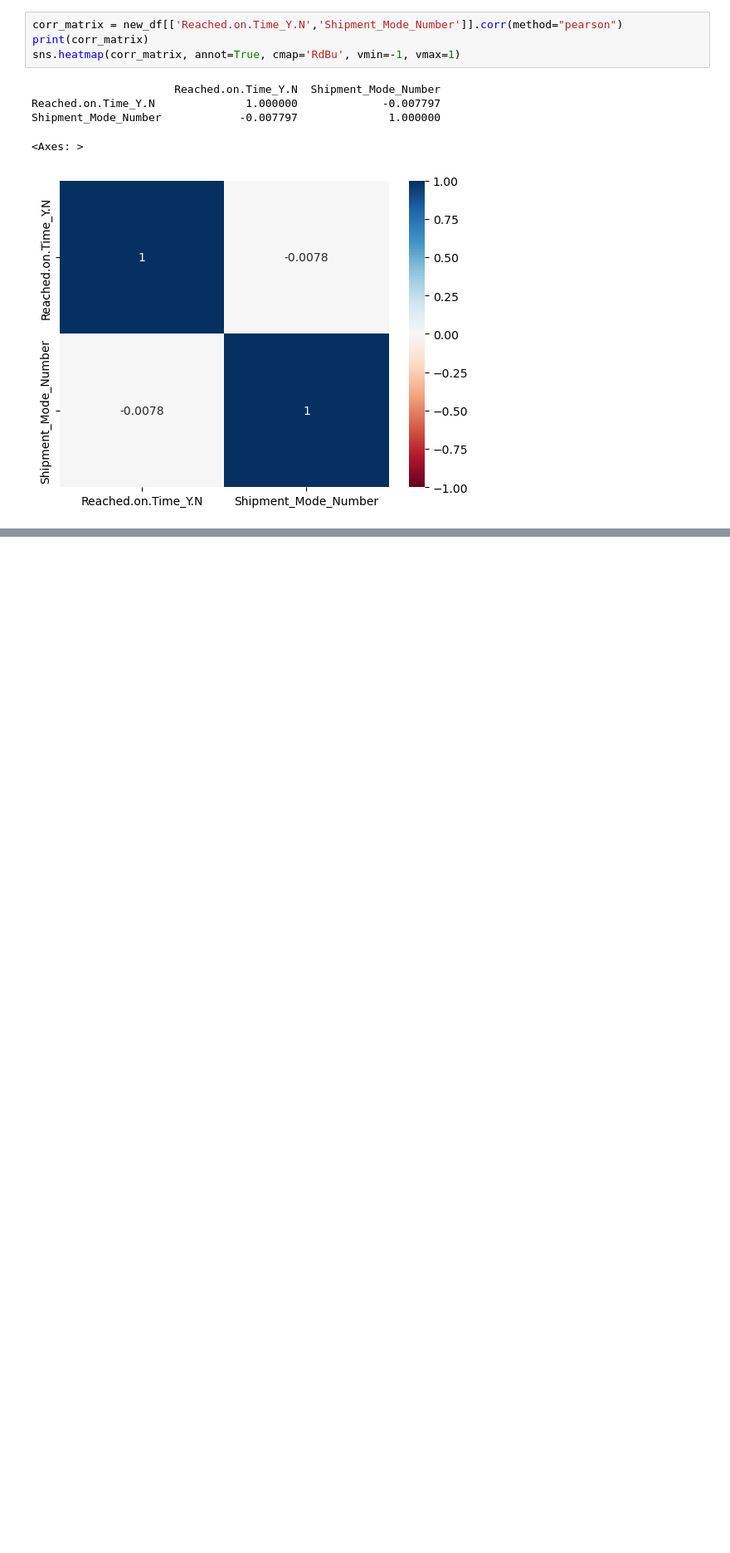
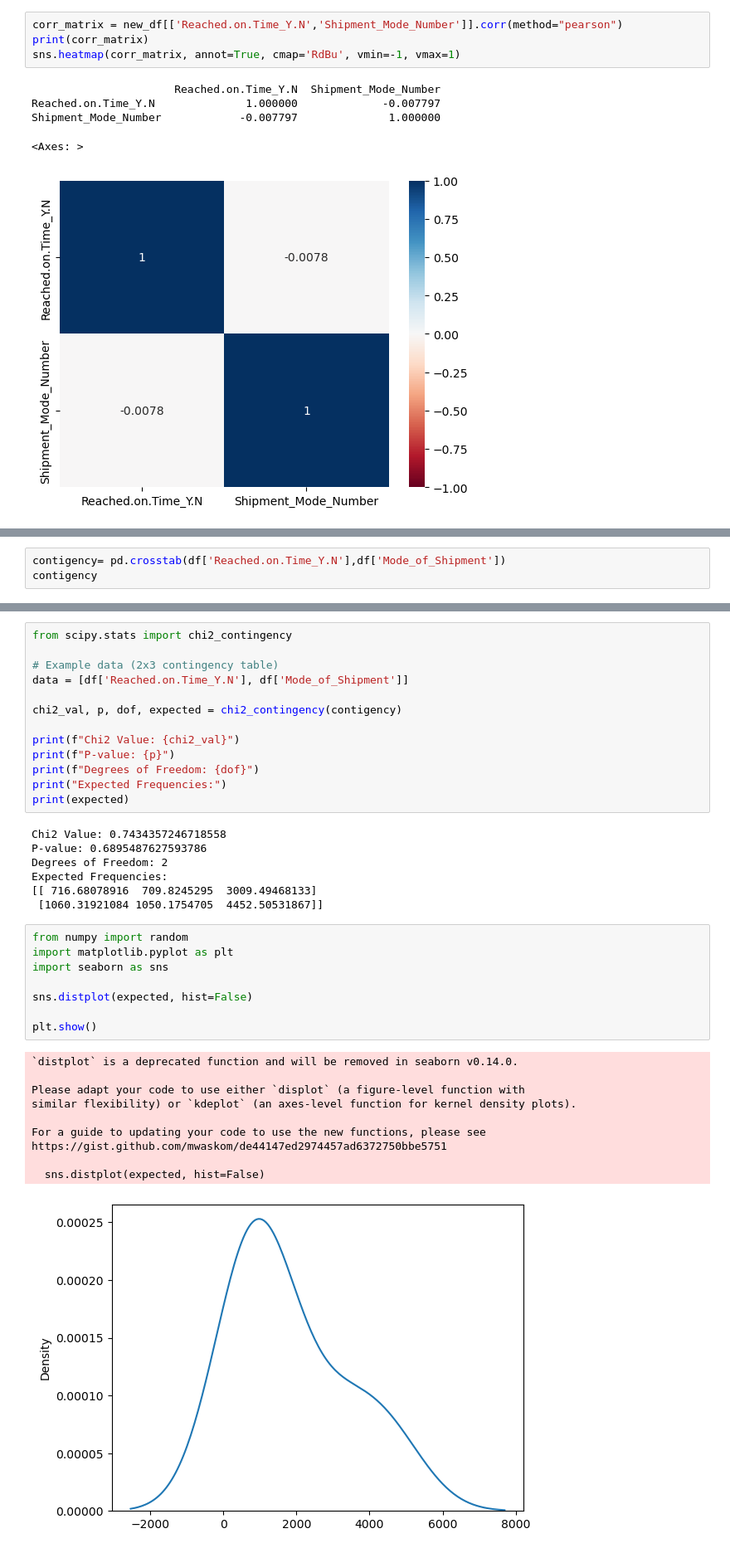
Before and after one commit to farizmpr/Principles-Data-Anlytics-E-commerce-Shipping-Project-E-Commerce-Shipping-DataData-Project, a Jupyter notebook: Code/Group_8_Shipping_Methodologies_and_Shipping_Delivery_Performance.ipynb, the cells around one changed output, grey strips where cells are left out. Shown: that part at 83% size. Saved outputs shown, nothing was run; the diff lists cells and outputs as text; blank space fills up the shorter version.

```diff
--- a/Code/Group_8_Shipping_Methodologies_and_Shipping_Delivery_Performance.ipynb
+++ b/Code/Group_8_Shipping_Methodologies_and_Shipping_Delivery_Performance.ipynb
@@ -549,0 +574,3 @@ Shipment_Mode_Number            -0.007797              1.000000
+# %%
+contigency= pd.crosstab(df['Reached.on.Time_Y.N'],df['Mode_of_Shipment'])
+contigency
@@ -549,0 +582,39 @@ Shipment_Mode_Number            -0.007797              1.000000
+# %%
+from scipy.stats import chi2_contingency
+
+# Example data (2x3 contingency table)
+data = [df['Reached.on.Time_Y.N'], df['Mode_of_Shipment']]
+
+chi2_val, p, dof, expected = chi2_contingency(contigency)
+
+print(f"Chi2 Value: {chi2_val}")
+print(f"P-value: {p}")
+print(f"Degrees of Freedom: {dof}")
+print("Expected Frequencies:")
+print(expected)
+# %% [output]
+Chi2 Value: 0.7434357246718558
+P-value: 0.6895487627593786
+Degrees of Freedom: 2
+Expected Frequencies:
+[[ 716.68078916  709.8245295  3009.49468133]
+ [1060.31921084 1050.1754705  4452.50531867]]
+# %%
+from numpy import random
+import matplotlib.pyplot as plt
+import seaborn as sns
+
+sns.distplot(expected, hist=False)
+
+plt.show()
+# %% [output]
+`distplot` is a deprecated function and will be removed in seaborn v0.14.0.
+
+Please adapt your code to use either `displot` (a figure-level function with
+similar flexibility) or `kdeplot` (an axes-level function for kernel density plots).
+
+For a guide to updating your code to use the new functions, please see
+https://gist.github.com/mwaskom/de44147ed2974457ad6372750bbe5751
+
+  sns.distplot(expected, hist=False)
+[figure, added]
```
Also changed, not shown: parts of 7 cells of this notebook.
